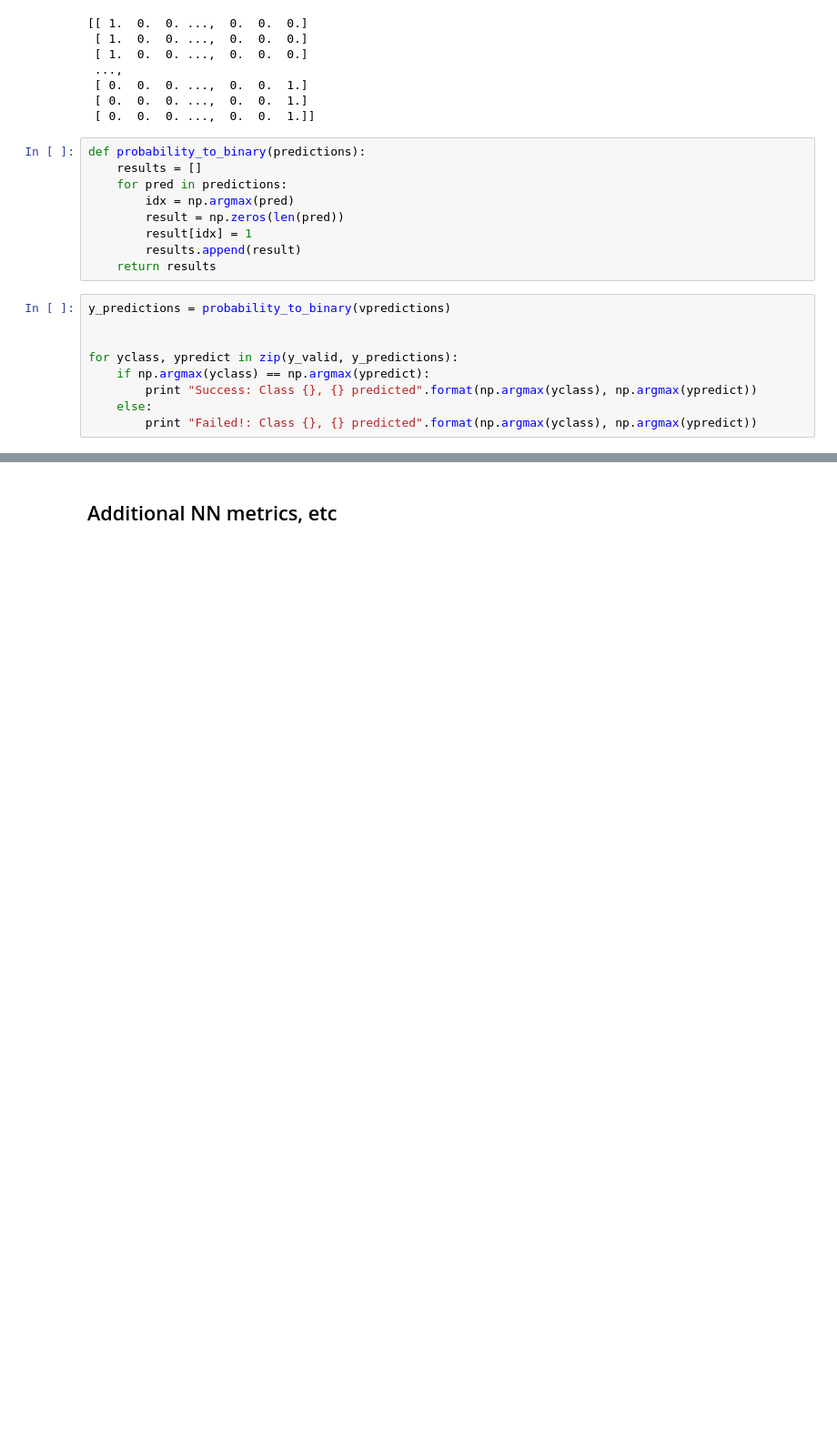
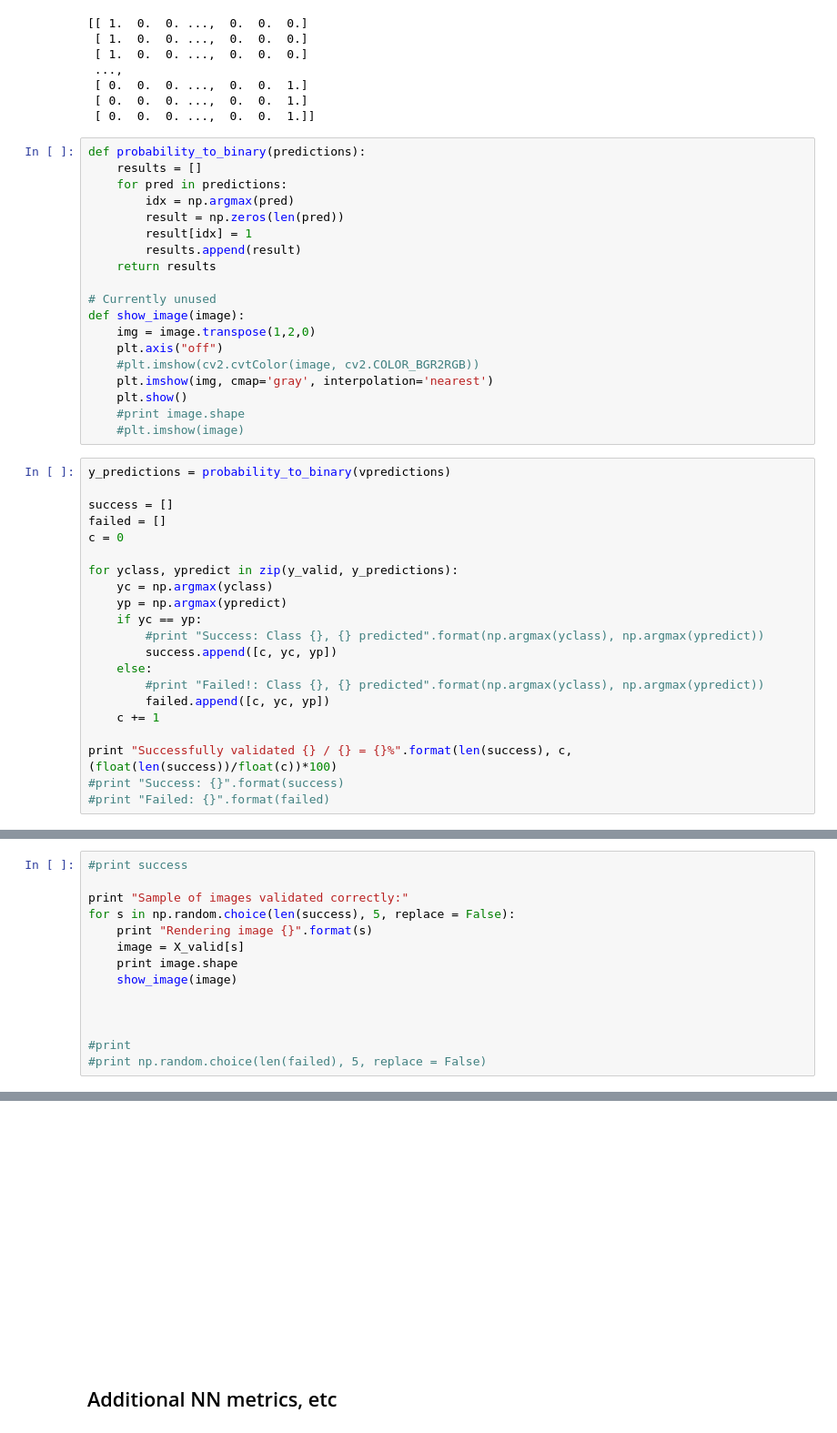
Before and after one commit to markstrefford/state-farm, a Jupyter notebook: state-farm-Copy1.ipynb, the cells around one changed output, grey strips where cells are left out. Shown at 91% size. Saved outputs shown, nothing was run; the diff lists cells and outputs as text; blank space fills up the shorter version.

Commit message:
Rendering images

```diff
--- a/state-farm-Copy1.ipynb
+++ b/state-farm-Copy1.ipynb
@@ -673,13 +673,35 @@ def probability_to_binary(predictions):
         result[idx] = 1
         results.append(result)
     return results
+
+# Currently unused
+def show_image(image):
+    img = image.transpose(1,2,0)
+    plt.axis("off")
+    #plt.imshow(cv2.cvtColor(image, cv2.COLOR_BGR2RGB))
+    plt.imshow(img, cmap='gray', interpolation='nearest')
+    plt.show()
+    #print image.shape
+    #plt.imshow(image)
 # %%
 y_predictions = probability_to_binary(vpredictions)
 
+success = []
+failed = []
+c = 0
 
 for yclass, ypredict in zip(y_valid, y_predictions):
-    if np.argmax(yclass) == np.argmax(ypredict):
-        print "Success: Class {}, {} predicted".format(np.argmax(yclass), np.argmax(ypredict))
+    yc = np.argmax(yclass)
+    yp = np.argmax(ypredict)
+    if yc == yp:
+        #print "Success: Class {}, {} predicted".format(np.argmax(yclass), np.argmax(ypredict))
+        success.append([c, yc, yp])
     else:
-        print "Failed!: Class {}, {} predicted".format(np.argmax(yclass), np.argmax(ypredict))
+        #print "Failed!: Class {}, {} predicted".format(np.argmax(yclass), np.argmax(ypredict))
+        failed.append([c, yc, yp])
+    c += 1
+
+print "Successfully validated {} / {} = {}%".format(len(success), c, (float(len(success))/float(c))*100)
+#print "Success: {}".format(success)
+#print "Failed: {}".format(failed)
 # %% [output]
@@ -702,0 +709,15 @@ Failed!: Class 9, 0 predicted
+# %%
+#print success
+
+print "Sample of images validated correctly:"
+for s in np.random.choice(len(success), 5, replace = False):
+    print "Rendering image {}".format(s)
+    image = X_valid[s]
+    print image.shape
+    show_image(image)
+
+
+
+#print
+#print np.random.choice(len(failed), 5, replace = False)
+# %% [output]
@@ -703,3 +728,4 @@ Failed!: Class 9, 0 predicted
+[figure, added]
 # %% [markdown]
 ## Additional NN metrics, etc
 # %% [markdown]
```
Also changed, not shown: parts of 2 cells of this notebook.
